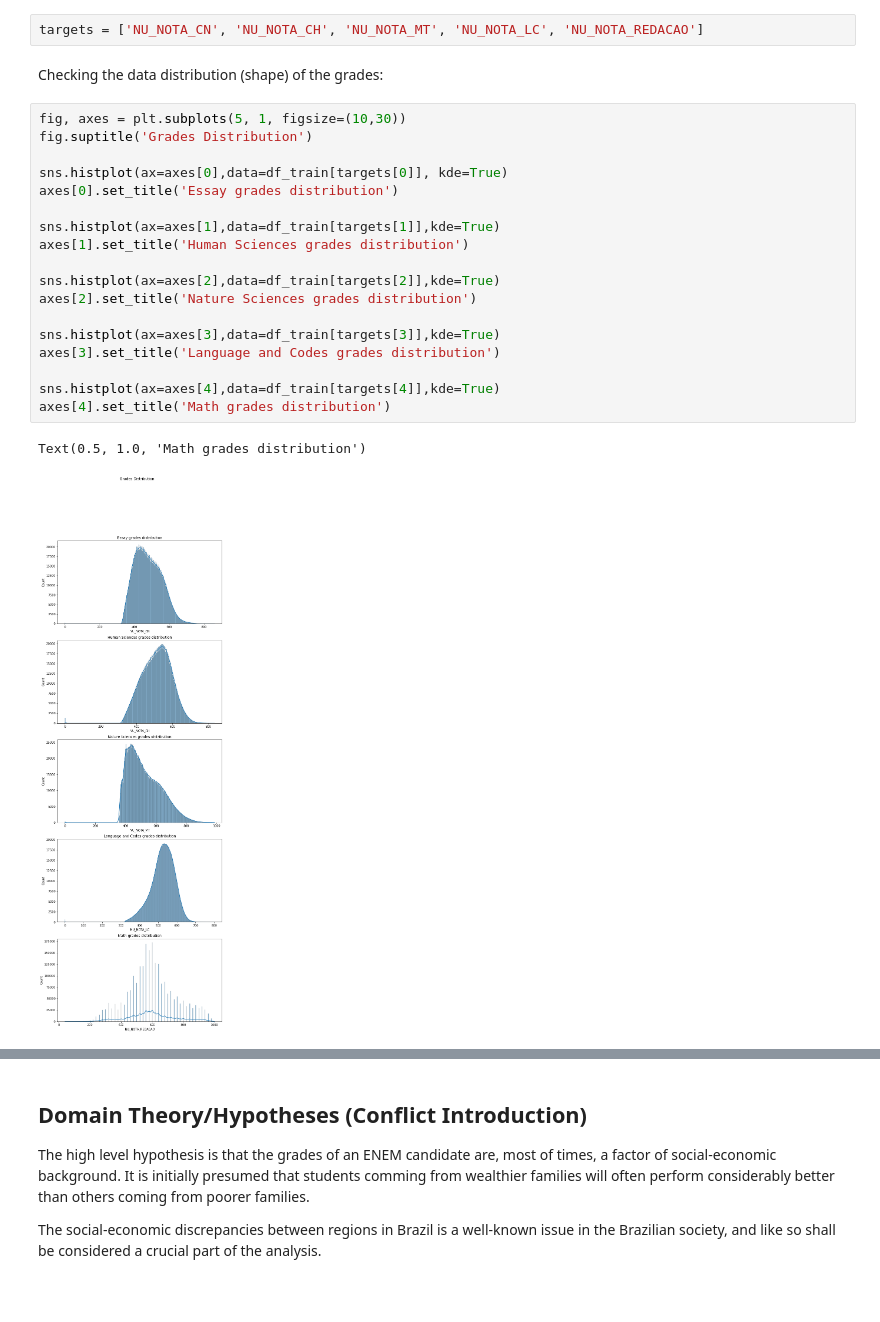
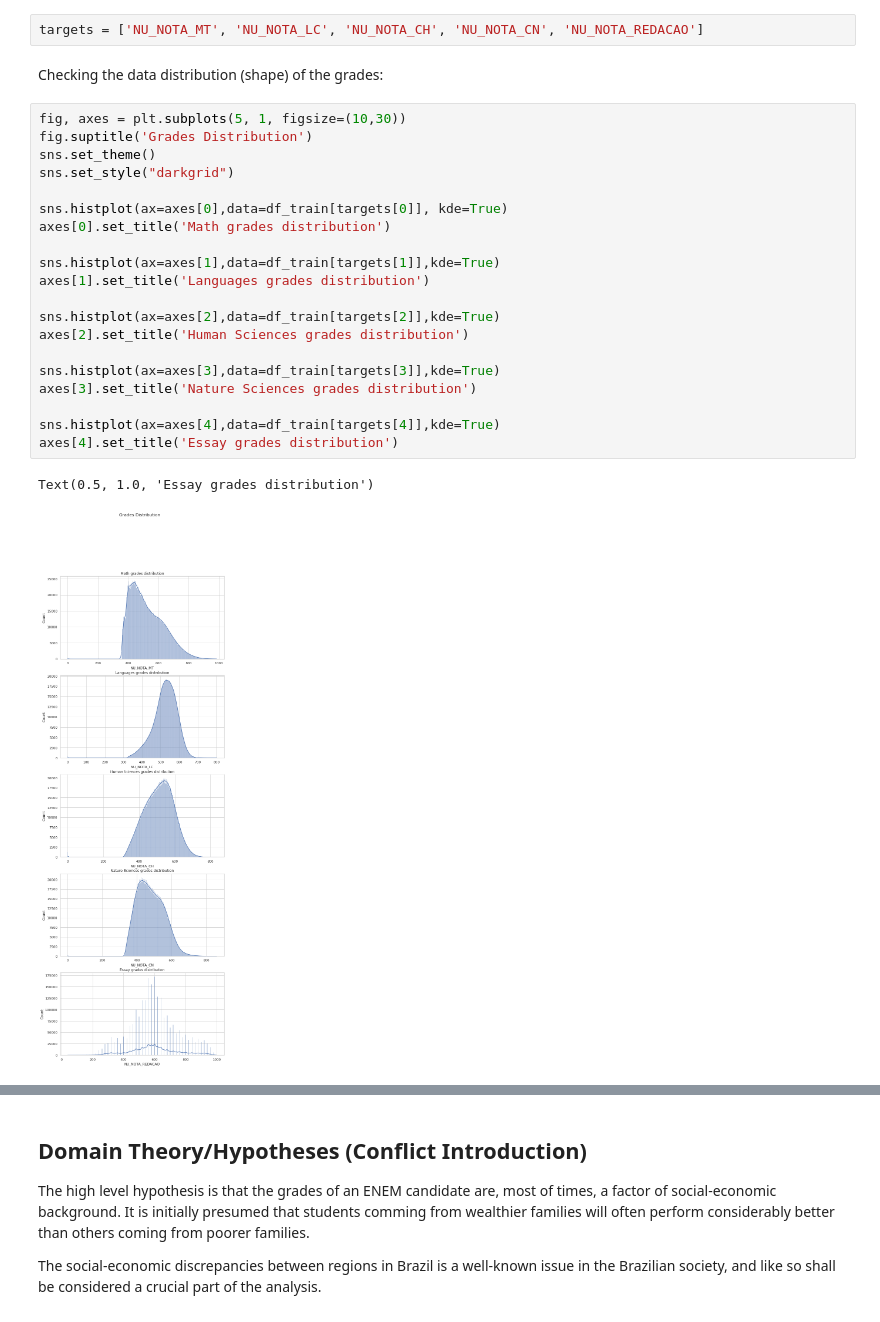
Before and after one commit to higorpr/ENEM_Exploration_Analysis, a Jupyter notebook: ENEM_Exploratory_Analysis_Rev_A.ipynb, the cells around one changed output, grey strips where cells are left out. Drawn from its saved outputs; the diff is of its cells as text.

```diff
--- a/ENEM_Exploratory_Analysis_Rev_A.ipynb
+++ b/ENEM_Exploratory_Analysis_Rev_A.ipynb
@@ -510,30 +506,32 @@ df_train.head()
 # %% [markdown]
 Redefining targets:
 # %%
-targets = ['NU_NOTA_CN', 'NU_NOTA_CH', 'NU_NOTA_MT', 'NU_NOTA_LC', 'NU_NOTA_REDACAO']
+targets = ['NU_NOTA_MT', 'NU_NOTA_LC', 'NU_NOTA_CH', 'NU_NOTA_CN', 'NU_NOTA_REDACAO']
 # %% [markdown]
 Checking the data distribution (shape) of the grades:
 # %%
 fig, axes = plt.subplots(5, 1, figsize=(10,30))
 fig.suptitle('Grades Distribution')
+sns.set_theme()
+sns.set_style("darkgrid")
 
 sns.histplot(ax=axes[0],data=df_train[targets[0]], kde=True)
-axes[0].set_title('Essay grades distribution')
+axes[0].set_title('Math grades distribution')
 
 sns.histplot(ax=axes[1],data=df_train[targets[1]],kde=True)
-axes[1].set_title('Human Sciences grades distribution')
+axes[1].set_title('Languages grades distribution')
 
 sns.histplot(ax=axes[2],data=df_train[targets[2]],kde=True)
-axes[2].set_title('Nature Sciences grades distribution')
+axes[2].set_title('Human Sciences grades distribution')
 
 sns.histplot(ax=axes[3],data=df_train[targets[3]],kde=True)
-axes[3].set_title('Language and Codes grades distribution')
+axes[3].set_title('Nature Sciences grades distribution')
 
 sns.histplot(ax=axes[4],data=df_train[targets[4]],kde=True)
-axes[4].set_title('Math grades distribution')
+axes[4].set_title('Essay grades distribution')
 # %% [output]
-Text(0.5, 1.0, 'Math grades distribution')
+Text(0.5, 1.0, 'Essay grades distribution')
-[figure, old version]
+[figure, new version]
 # %% [markdown]
 ## Problem Framming (Exposition)
 If you were a Brazilian high school student in 1996 living in the North region of the country and dreamed of going to an university in the Southest region of the country, your life would've been hell.
```
Also changed, not shown: parts of 54 cells of this notebook.
